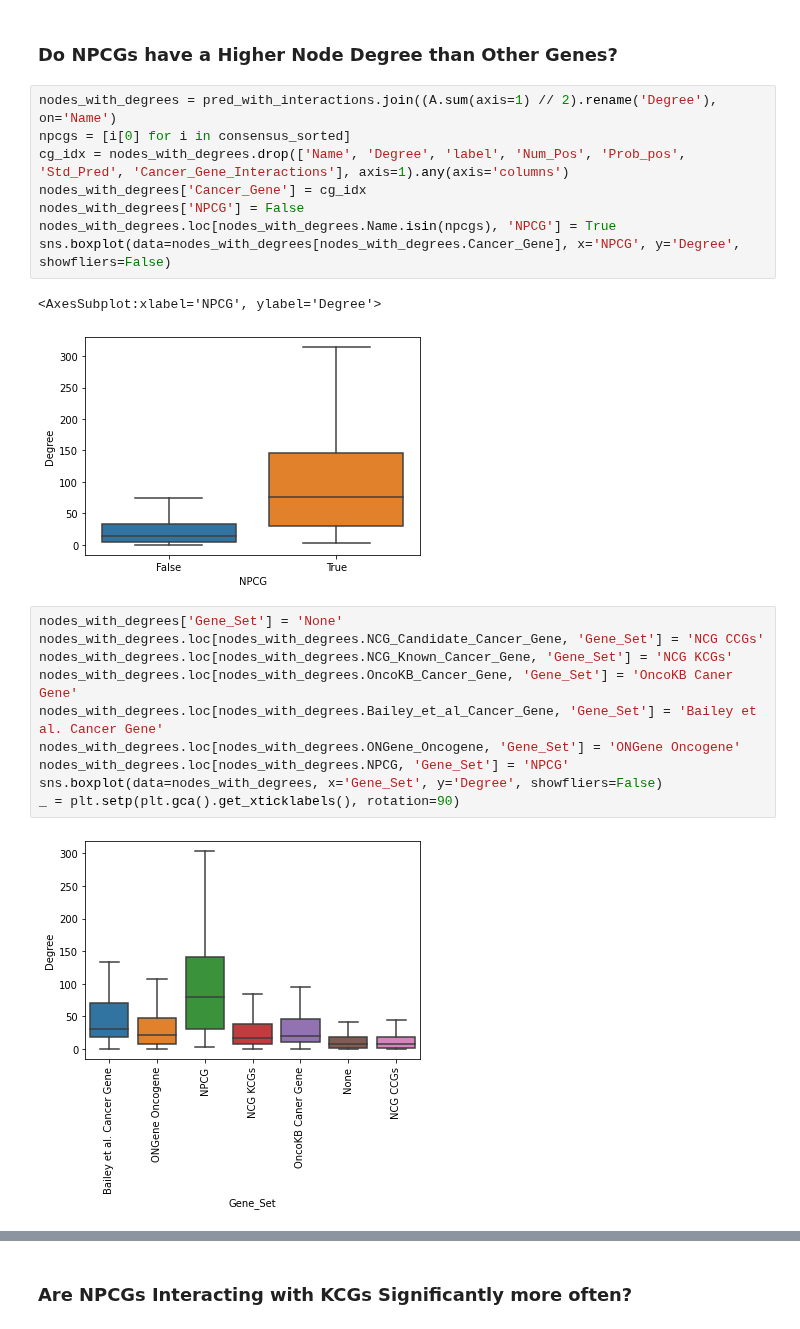
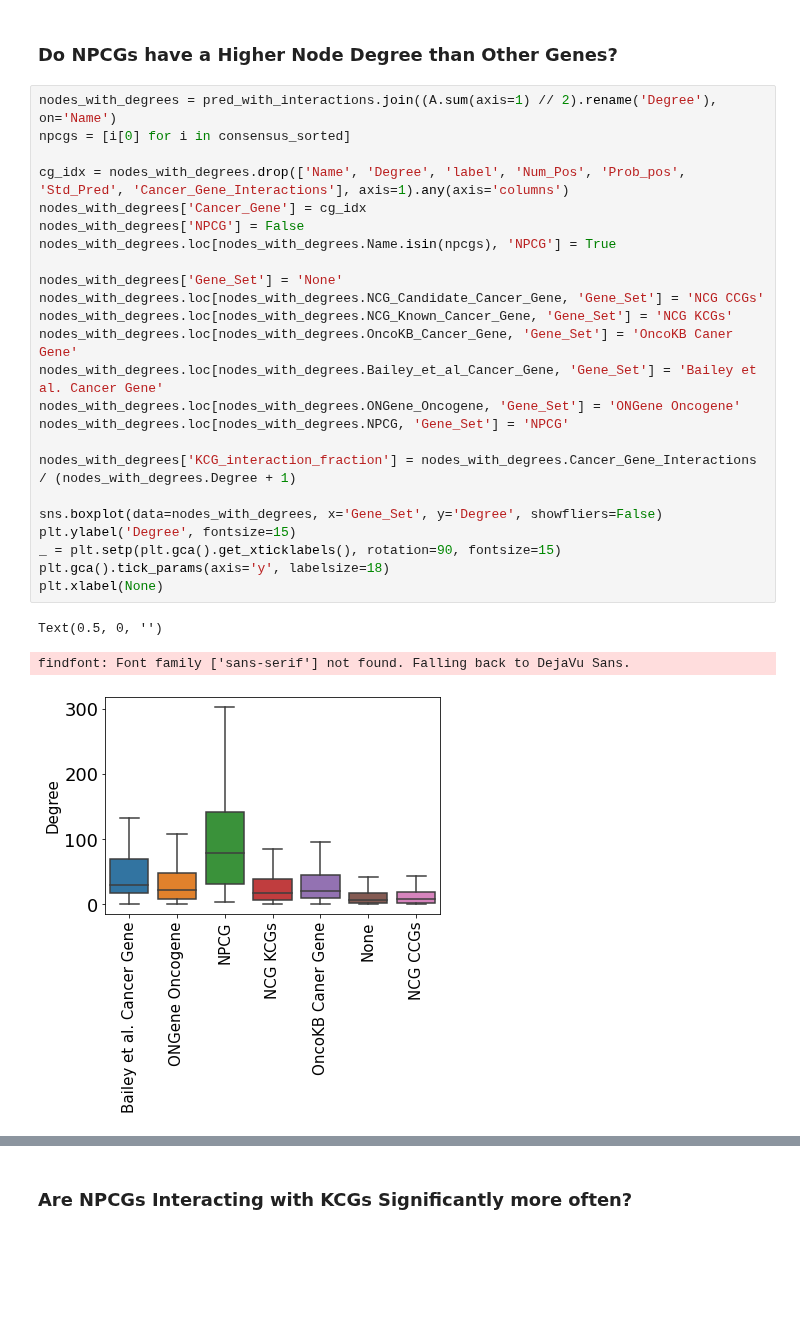
Before and after one commit to schulter/EMOGI, a Jupyter notebook: analysis/newly_predicted_cancergenes.ipynb, the cells around one changed output, grey strips where cells are left out. Saved outputs shown, nothing was run; the diff lists cells and outputs as text; blank space fills up the shorter version.

```diff
--- a/analysis/newly_predicted_cancergenes.ipynb
+++ b/analysis/newly_predicted_cancergenes.ipynb
@@ -294,23 +301,28 @@ plt.ylim([-20, 150])
 # %%
 nodes_with_degrees = pred_with_interactions.join((A.sum(axis=1) // 2).rename('Degree'), on='Name')
 npcgs = [i[0] for i in consensus_sorted]
+
 cg_idx = nodes_with_degrees.drop(['Name', 'Degree', 'label', 'Num_Pos', 'Prob_pos', 'Std_Pred', 'Cancer_Gene_Interactions'], axis=1).any(axis='columns')
 nodes_with_degrees['Cancer_Gene'] = cg_idx
 nodes_with_degrees['NPCG'] = False
 nodes_with_degrees.loc[nodes_with_degrees.Name.isin(npcgs), 'NPCG'] = True
-sns.boxplot(data=nodes_with_degrees[nodes_with_degrees.Cancer_Gene], x='NPCG', y='Degree', showfliers=False)
+
+nodes_with_degrees['Gene_Set'] = 'None'
+nodes_with_degrees.loc[nodes_with_degrees.NCG_Candidate_Cancer_Gene, 'Gene_Set'] = 'NCG CCGs'
+nodes_with_degrees.loc[nodes_with_degrees.NCG_Known_Cancer_Gene, 'Gene_Set'] = 'NCG KCGs'
+nodes_with_degrees.loc[nodes_with_degrees.OncoKB_Cancer_Gene, 'Gene_Set'] = 'OncoKB Caner Gene'
+nodes_with_degrees.loc[nodes_with_degrees.Bailey_et_al_Cancer_Gene, 'Gene_Set'] = 'Bailey et al. Cancer Gene'
+nodes_with_degrees.loc[nodes_with_degrees.ONGene_Oncogene, 'Gene_Set'] = 'ONGene Oncogene'
+nodes_with_degrees.loc[nodes_with_degrees.NPCG, 'Gene_Set'] = 'NPCG'
+
+nodes_with_degrees['KCG_interaction_fraction'] = nodes_with_degrees.Cancer_Gene_Interactions / (nodes_with_degrees.Degree + 1)
+
+sns.boxplot(data=nodes_with_degrees, x='Gene_Set', y='Degree', showfliers=False)
+plt.ylabel('Degree', fontsize=15)
+_ = plt.setp(plt.gca().get_xticklabels(), rotation=90, fontsize=15)
+plt.gca().tick_params(axis='y', labelsize=18)
+plt.xlabel(None)
 # %% [output]
-<AxesSubplot:xlabel='NPCG', ylabel='Degree'>
+Text(0.5, 0, '')
+findfont: Font family ['sans-serif'] not found. Falling back to DejaVu Sans.
-[figure, old version]
+[figure, new version]
-# %%
-nodes_with_degrees['Gene_Set'] = 'None'
-nodes_with_degrees.loc[nodes_with_degrees.NCG_Candidate_Cancer_Gene, 'Gene_Set'] = 'NCG CCGs'
-nodes_with_degrees.loc[nodes_with_degrees.NCG_Known_Cancer_Gene, 'Gene_Set'] = 'NCG KCGs'
-nodes_with_degrees.loc[nodes_with_degrees.OncoKB_Cancer_Gene, 'Gene_Set'] = 'OncoKB Caner Gene'
-nodes_with_degrees.loc[nodes_with_degrees.Bailey_et_al_Cancer_Gene, 'Gene_Set'] = 'Bailey et al. Cancer Gene'
-nodes_with_degrees.loc[nodes_with_degrees.ONGene_Oncogene, 'Gene_Set'] = 'ONGene Oncogene'
-nodes_with_degrees.loc[nodes_with_degrees.NPCG, 'Gene_Set'] = 'NPCG'
-sns.boxplot(data=nodes_with_degrees, x='Gene_Set', y='Degree', showfliers=False)
-_ = plt.setp(plt.gca().get_xticklabels(), rotation=90)
-# %% [output]
-[figure, removed]
```
Also changed, not shown: parts of 10 cells of this notebook.
